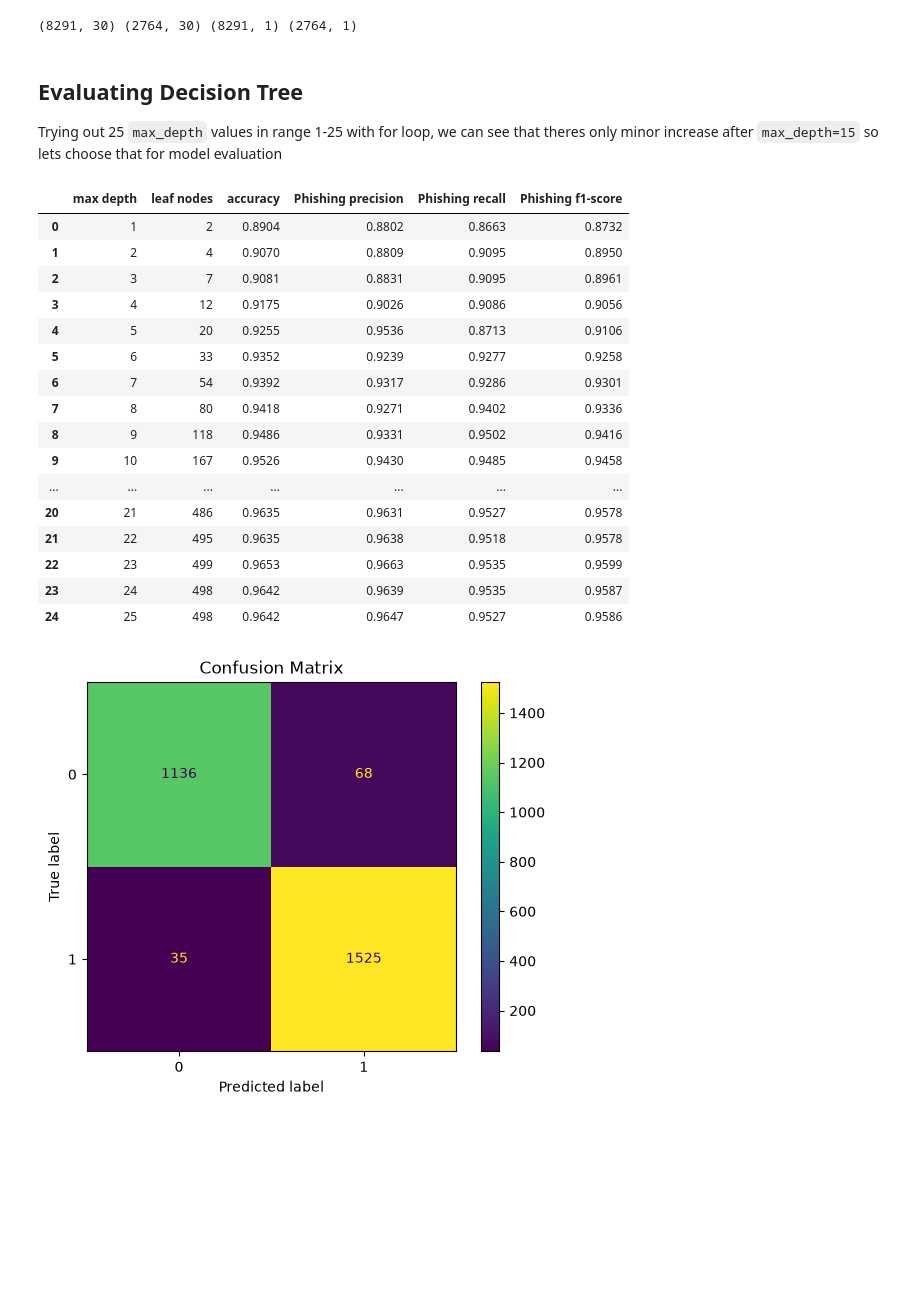
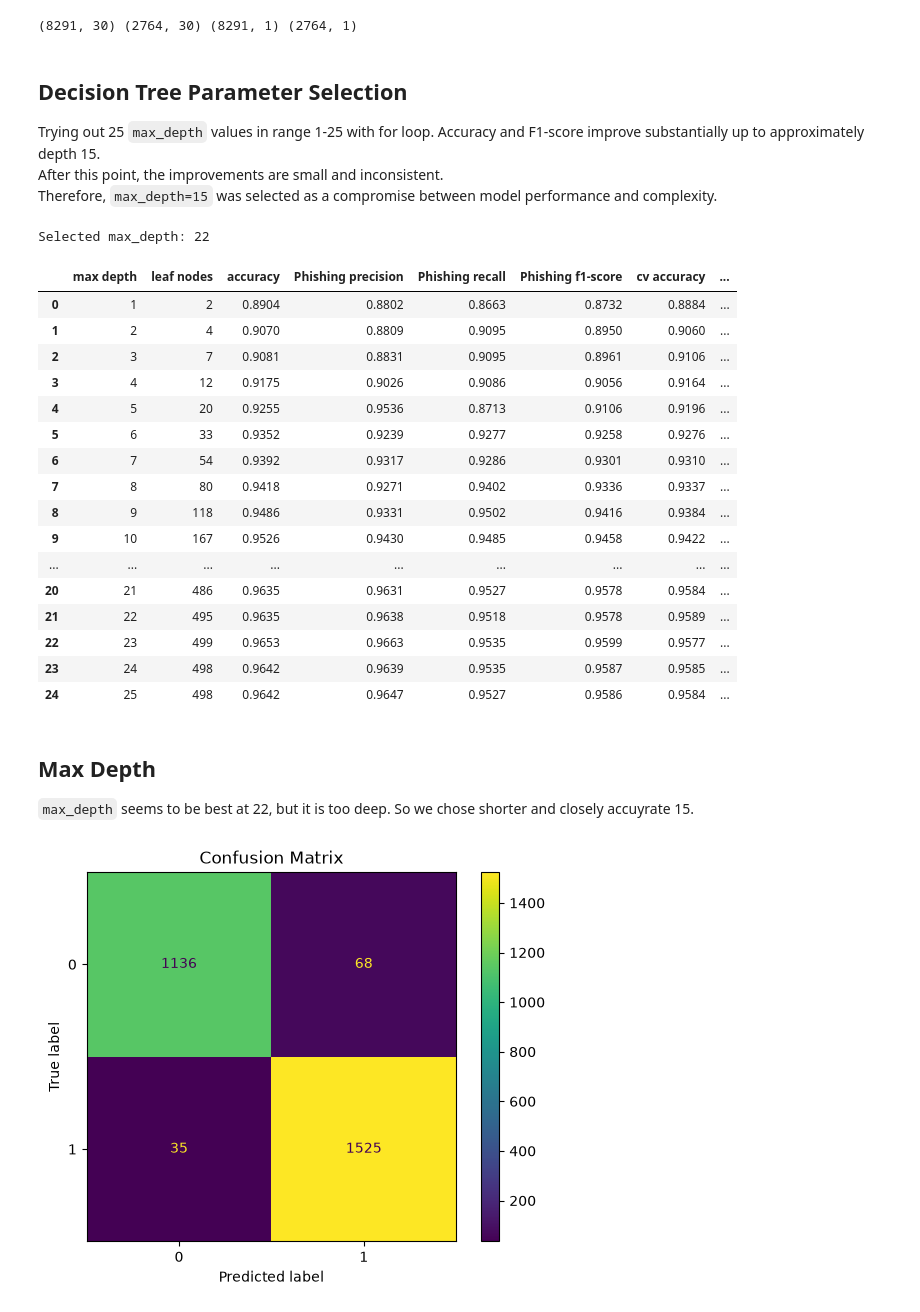
Before and after one commit to MustBeViable/DatanKasittely, a Jupyter notebook: decision-tree_and_random-forest_CRISP-DM.ipynb, the cells around one changed output. Cells and saved outputs as stored; diff of their text form; code cells hidden in the pictures; blank space fills up the shorter version.

```diff
--- a/decision-tree_and_random-forest_CRISP-DM.ipynb
+++ b/decision-tree_and_random-forest_CRISP-DM.ipynb
@@ -152,51 +152,70 @@ print(X_train.shape, X_test.shape, y_train.shape, y_test.shape)
 # %% [output]
 (8291, 30) (2764, 30) (8291, 1) (2764, 1)
 # %% [markdown]
-## Evaluating Decision Tree
+## Decision Tree Parameter Selection
 
-Trying out 25 `max_depth` values in range 1-25 with for loop, we can see that theres only minor increase after
-`max_depth=15`
-so lets choose that for model evaluation
+Trying out 25 `max_depth` values in range 1-25 with for loop. Accuracy and F1-score improve substantially up to approximately depth 15.
+After this point, the improvements are small and inconsistent.
+Therefore, `max_depth=15` was selected as a compromise between model performance and complexity.
 # %%
 depth_results = []
 
 for max_depth in range(1,26):
     model = DecisionTreeClassifier(max_depth=max_depth, random_state=20)
+    cv_scores = cross_val_score(model, X_train, y_train.squeeze(), cv=10, scoring="accuracy")
     model.fit(X_train, y_train)
     y_pred = model.predict(X_test)
     depth_results.append({
         "max depth": max_depth,
         "leaf nodes": model.get_n_leaves(),
         "accuracy": accuracy_score(y_test, y_pred),
 
         "Phishing precision": precision_score(y_test, y_pred, pos_label='Phishing'),
 
         "Phishing recall": recall_score(y_test, y_pred, pos_label='Phishing'),
 
-        "Phishing f1-score": f1_score(y_test, y_pred, pos_label='Phishing')
+        "Phishing f1-score": f1_score(y_test, y_pred, pos_label='Phishing'),
+
+        "cv accuracy": cv_scores.mean(),
+
+        "cv std": cv_scores.std()
     })
 
 depth_results_df = pd.DataFrame(depth_results)
 
+BEST_MAX_DEPTH = int(
+    depth_results_df.loc[
+        depth_results_df["cv accuracy"].idxmax(),
+        "max depth"
+    ]
+)
+
+print(f"Selected max_depth: {BEST_MAX_DEPTH}")
+
 display(depth_results_df.round(4))
 # %% [output]
+Selected max_depth: 22
-|  | max depth | leaf nodes | accuracy | Phishing precision | Phishing recall | Phishing f1-score |
-| 0 | 1 | 2 | 0.8904 | 0.8802 | 0.8663 | 0.8732 |
-| 1 | 2 | 4 | 0.9070 | 0.8809 | 0.9095 | 0.8950 |
-| 2 | 3 | 7 | 0.9081 | 0.8831 | 0.9095 | 0.8961 |
-| 3 | 4 | 12 | 0.9175 | 0.9026 | 0.9086 | 0.9056 |
-| 4 | 5 | 20 | 0.9255 | 0.9536 | 0.8713 | 0.9106 |
-| 5 | 6 | 33 | 0.9352 | 0.9239 | 0.9277 | 0.9258 |
-| 6 | 7 | 54 | 0.9392 | 0.9317 | 0.9286 | 0.9301 |
-| 7 | 8 | 80 | 0.9418 | 0.9271 | 0.9402 | 0.9336 |
-| 8 | 9 | 118 | 0.9486 | 0.9331 | 0.9502 | 0.9416 |
-| 9 | 10 | 167 | 0.9526 | 0.9430 | 0.9485 | 0.9458 |
-| ... | ... | ... | ... | ... | ... | ... |
-| 20 | 21 | 486 | 0.9635 | 0.9631 | 0.9527 | 0.9578 |
-| 21 | 22 | 495 | 0.9635 | 0.9638 | 0.9518 | 0.9578 |
-| 22 | 23 | 499 | 0.9653 | 0.9663 | 0.9535 | 0.9599 |
-| 23 | 24 | 498 | 0.9642 | 0.9639 | 0.9535 | 0.9587 |
-| 24 | 25 | 498 | 0.9642 | 0.9647 | 0.9527 | 0.9586 |
+|  | max depth | leaf nodes | accuracy | Phishing precision | Phishing recall | Phishing f1-score | cv accuracy | ... |
+| 0 | 1 | 2 | 0.8904 | 0.8802 | 0.8663 | 0.8732 | 0.8884 | ... |
+| 1 | 2 | 4 | 0.9070 | 0.8809 | 0.9095 | 0.8950 | 0.9060 | ... |
+| 2 | 3 | 7 | 0.9081 | 0.8831 | 0.9095 | 0.8961 | 0.9106 | ... |
+| 3 | 4 | 12 | 0.9175 | 0.9026 | 0.9086 | 0.9056 | 0.9164 | ... |
+| 4 | 5 | 20 | 0.9255 | 0.9536 | 0.8713 | 0.9106 | 0.9196 | ... |
+| 5 | 6 | 33 | 0.9352 | 0.9239 | 0.9277 | 0.9258 | 0.9276 | ... |
+| 6 | 7 | 54 | 0.9392 | 0.9317 | 0.9286 | 0.9301 | 0.9310 | ... |
+| 7 | 8 | 80 | 0.9418 | 0.9271 | 0.9402 | 0.9336 | 0.9337 | ... |
+| 8 | 9 | 118 | 0.9486 | 0.9331 | 0.9502 | 0.9416 | 0.9384 | ... |
+| 9 | 10 | 167 | 0.9526 | 0.9430 | 0.9485 | 0.9458 | 0.9422 | ... |
+| ... | ... | ... | ... | ... | ... | ... | ... | ... |
+| 20 | 21 | 486 | 0.9635 | 0.9631 | 0.9527 | 0.9578 | 0.9584 | ... |
+| 21 | 22 | 495 | 0.9635 | 0.9638 | 0.9518 | 0.9578 | 0.9589 | ... |
+| 22 | 23 | 499 | 0.9653 | 0.9663 | 0.9535 | 0.9599 | 0.9577 | ... |
+| 23 | 24 | 498 | 0.9642 | 0.9639 | 0.9535 | 0.9587 | 0.9585 | ... |
+| 24 | 25 | 498 | 0.9642 | 0.9647 | 0.9527 | 0.9586 | 0.9584 | ... |
+# %% [markdown]
+## Max Depth
+
+`max_depth` seems to be best at 22, but it is too deep. So we chose shorter and closely accuyrate 15.
 # %%
 model_tree = DecisionTreeClassifier(max_depth=15, random_state=20)
 model_tree.fit(X_train, y_train)
```
Also changed, not shown: parts of 9 cells of this notebook.
